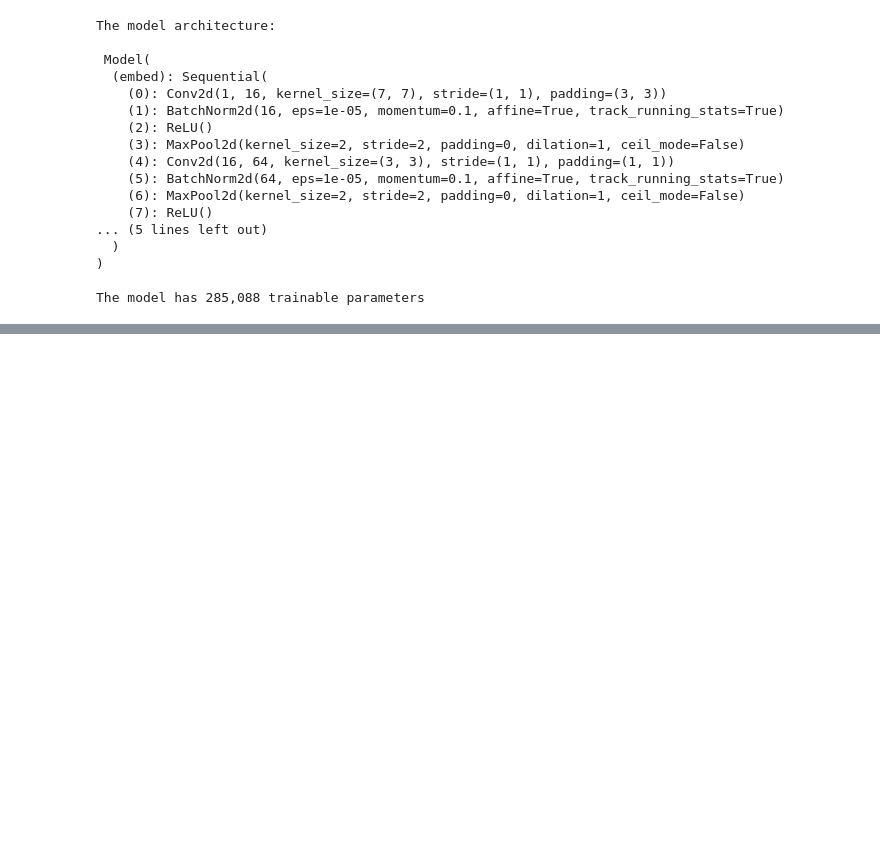
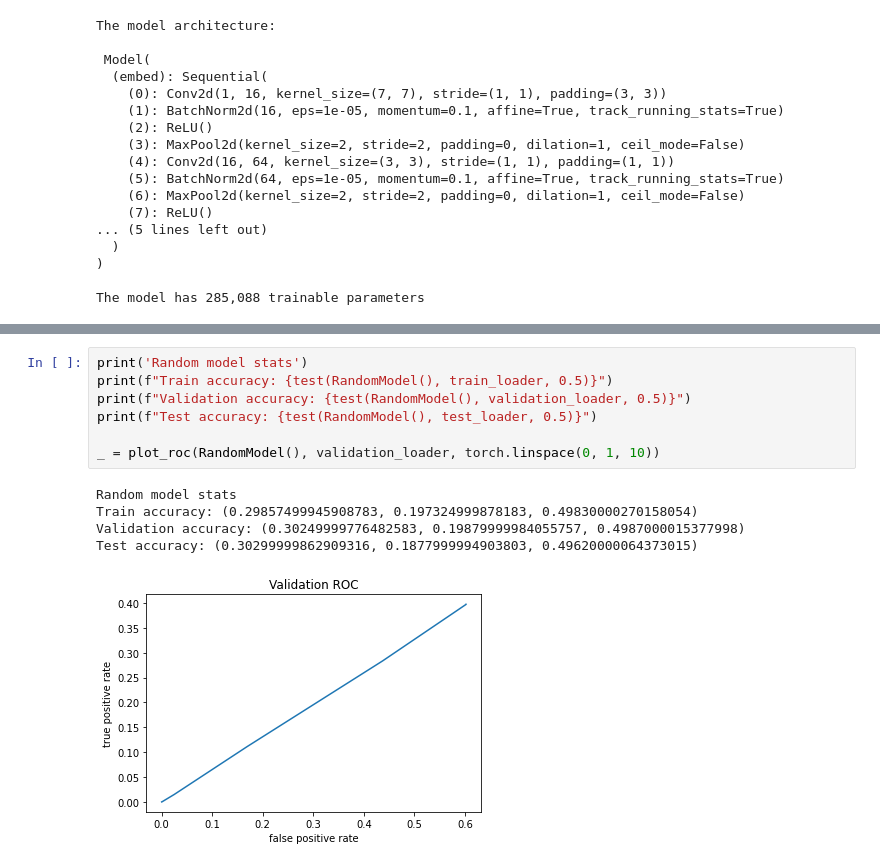
Before and after one commit to mandjevant/tue-deeplearning, a Jupyter notebook: assignments/assignment_1/Assignment_1_peter_triplets.ipynb, the cells around one changed output, grey strips where cells are left out. Cells and saved outputs as stored; diff of their text form; blank space fills up the shorter version.

```diff
--- a/assignments/assignment_1/Assignment_1_peter_triplets.ipynb
+++ b/assignments/assignment_1/Assignment_1_peter_triplets.ipynb
@@ -372 +386,14 @@ Test accuracy: 0.5044
+# %%
+print('Random model stats')
+print(f"Train accuracy: {test(RandomModel(), train_loader, 0.5)}")
+print(f"Validation accuracy: {test(RandomModel(), validation_loader, 0.5)}")
+print(f"Test accuracy: {test(RandomModel(), test_loader, 0.5)}")
+
+_ = plot_roc(RandomModel(), validation_loader, torch.linspace(0, 1, 10))
+# %% [output]
+Random model stats
+Train accuracy: (0.29857499945908783, 0.197324999878183, 0.49830000270158054)
+Validation accuracy: (0.30249999776482583, 0.19879999984055757, 0.4987000015377998)
+Test accuracy: (0.30299999862909316, 0.1877999994903803, 0.49620000064373015)
+[figure, added]
 # %%
```
Also changed, not shown: parts of 8 cells of this notebook.
